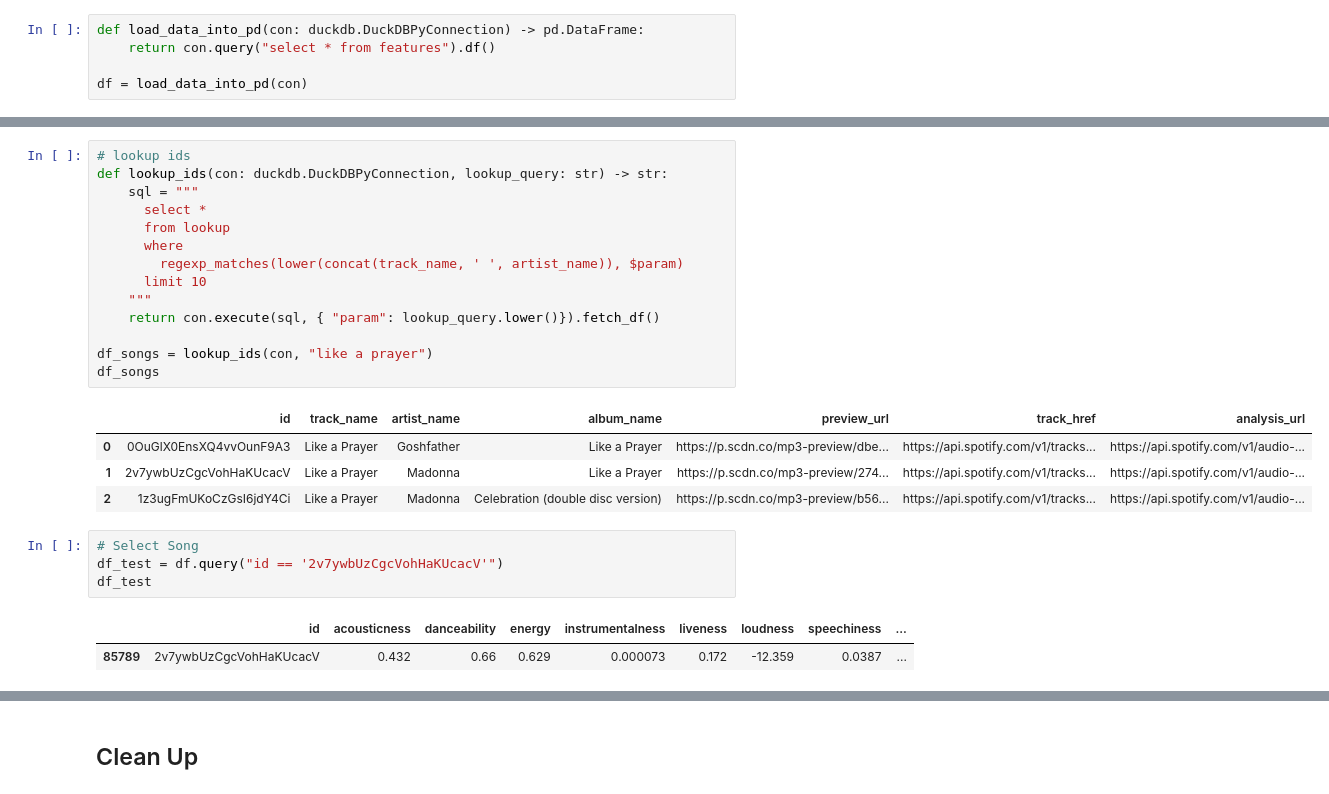
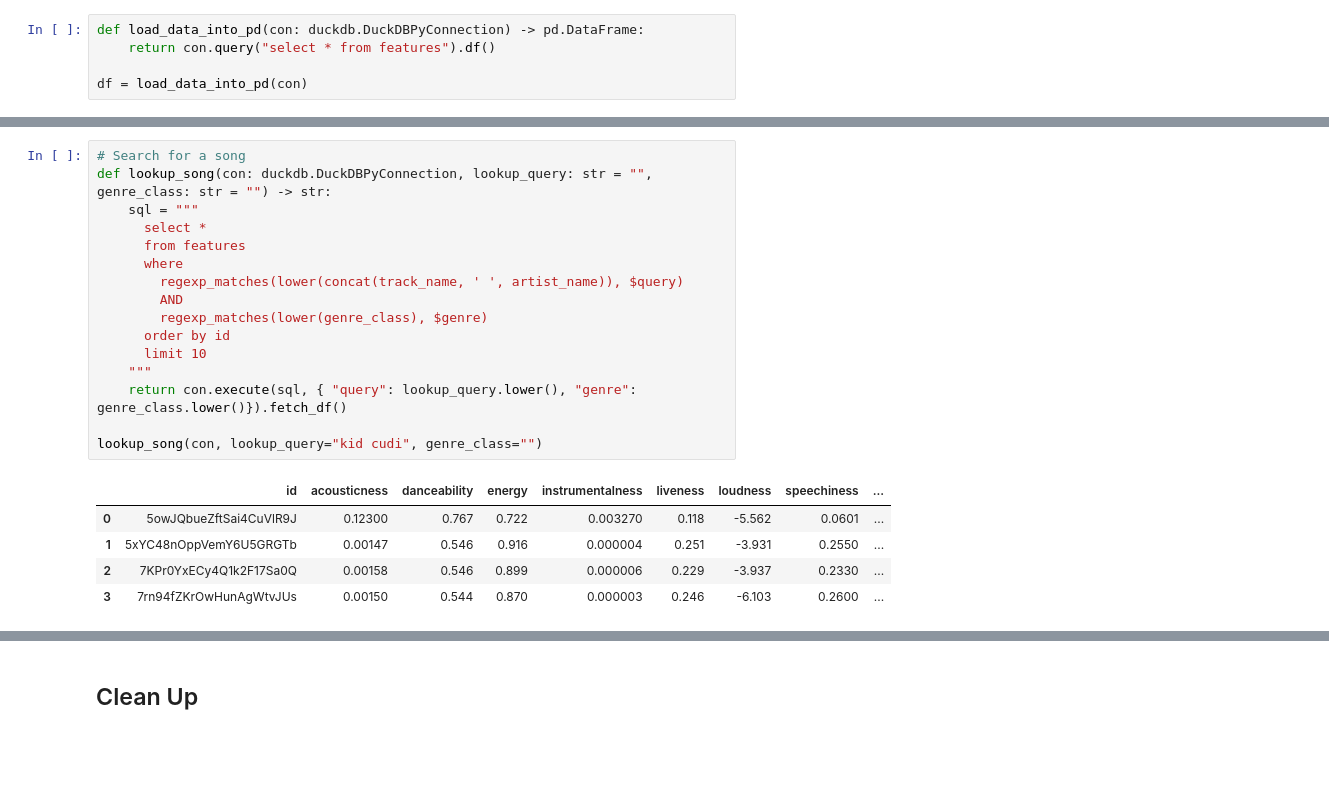
Before and after one commit to dejse/spotify-recommendation-streamlit, a Jupyter notebook: notebooks/E2E.ipynb, the cells around one changed output, grey strips where cells are left out. Cells and saved outputs as stored; diff of their text form; blank space fills up the shorter version.

```diff
--- a/notebooks/E2E.ipynb
+++ b/notebooks/E2E.ipynb
@@ -356,26 +335,22 @@ knn = get_model_knn(X)
 # %%
-# lookup ids
-def lookup_ids(con: duckdb.DuckDBPyConnection, lookup_query: str) -> str:
+# Search for a song
+def lookup_song(con: duckdb.DuckDBPyConnection, lookup_query: str = "", genre_class: str = "") -> str:
     sql = """
       select *
-      from lookup
+      from features
       where
-        regexp_matches(lower(concat(track_name, ' ', artist_name)), $param)
+        regexp_matches(lower(concat(track_name, ' ', artist_name)), $query)
+        AND
+        regexp_matches(lower(genre_class), $genre)
+      order by id
       limit 10
     """
-    return con.execute(sql, { "param": lookup_query.lower()}).fetch_df()
+    return con.execute(sql, { "query": lookup_query.lower(), "genre": genre_class.lower()}).fetch_df()
 
-df_songs = lookup_ids(con, "like a prayer")
-df_songs
+lookup_song(con, lookup_query="kid cudi", genre_class="")
 # %% [output]
-|  | id | track_name | artist_name | album_name | preview_url | track_href | analysis_url |
-| 0 | 0OuGlX0EnsXQ4vvOunF9A3 | Like a Prayer | Goshfather | Like a Prayer | https://p.scdn.co/mp3-preview/dbe... | https://api.spotify.com/v1/tracks... | https://api.spotify.com/v1/audio-... |
-| 1 | 2v7ywbUzCgcVohHaKUcacV | Like a Prayer | Madonna | Like a Prayer | https://p.scdn.co/mp3-preview/274... | https://api.spotify.com/v1/tracks... | https://api.spotify.com/v1/audio-... |
-| 2 | 1z3ugFmUKoCzGsI6jdY4Ci | Like a Prayer | Madonna | Celebration (double disc version) | https://p.scdn.co/mp3-preview/b56... | https://api.spotify.com/v1/tracks... | https://api.spotify.com/v1/audio-... |
+|  | id | acousticness | danceability | energy | instrumentalness | liveness | loudness | speechiness | ... |
+| 0 | 5owJQbueZftSai4CuVlR9J | 0.12300 | 0.767 | 0.722 | 0.003270 | 0.118 | -5.562 | 0.0601 | ... |
+| 1 | 5xYC48nOppVemY6U5GRGTb | 0.00147 | 0.546 | 0.916 | 0.000004 | 0.251 | -3.931 | 0.2550 | ... |
+| 2 | 7KPr0YxECy4Q1k2F17Sa0Q | 0.00158 | 0.546 | 0.899 | 0.000006 | 0.229 | -3.937 | 0.2330 | ... |
+| 3 | 7rn94fZKrOwHunAgWtvJUs | 0.00150 | 0.544 | 0.870 | 0.000003 | 0.246 | -6.103 | 0.2600 | ... |
-# %%
-# Select Song
-df_test = df.query("id == '2v7ywbUzCgcVohHaKUcacV'")
-df_test
-# %% [output]
-|  | id | acousticness | danceability | energy | instrumentalness | liveness | loudness | speechiness | ... |
-| 85789 | 2v7ywbUzCgcVohHaKUcacV | 0.432 | 0.66 | 0.629 | 0.000073 | 0.172 | -12.359 | 0.0387 | ... |
```
Also changed, not shown: parts of 31 cells of this notebook, 3 other files.
